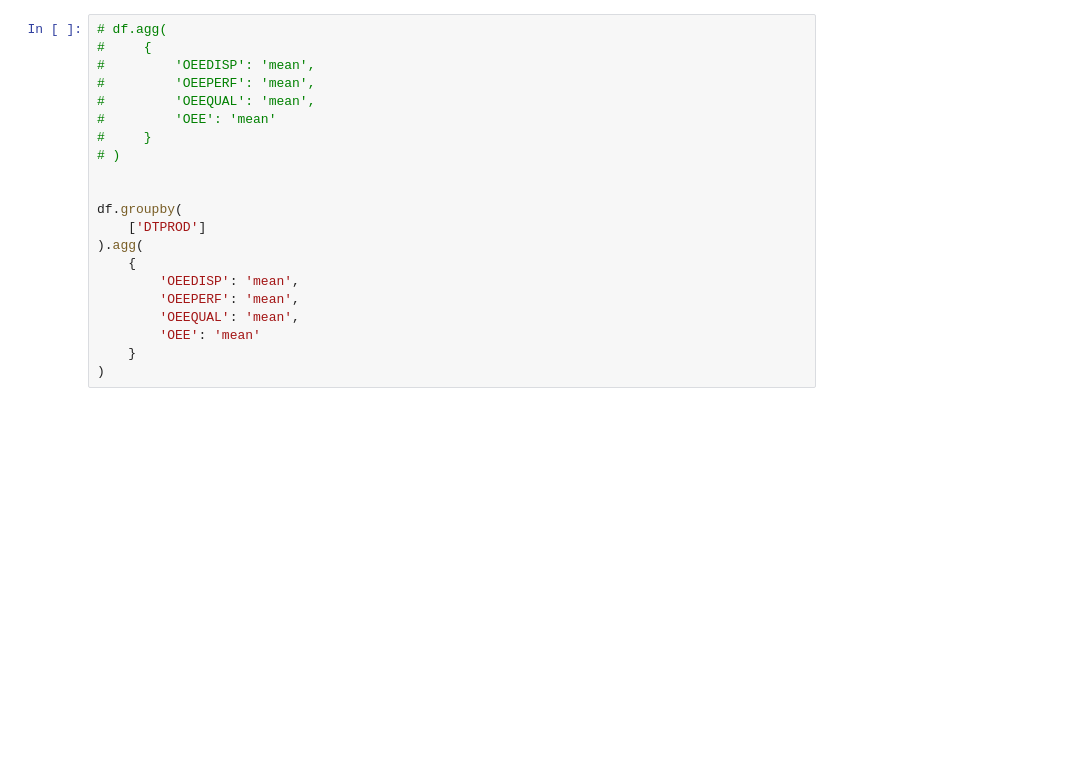
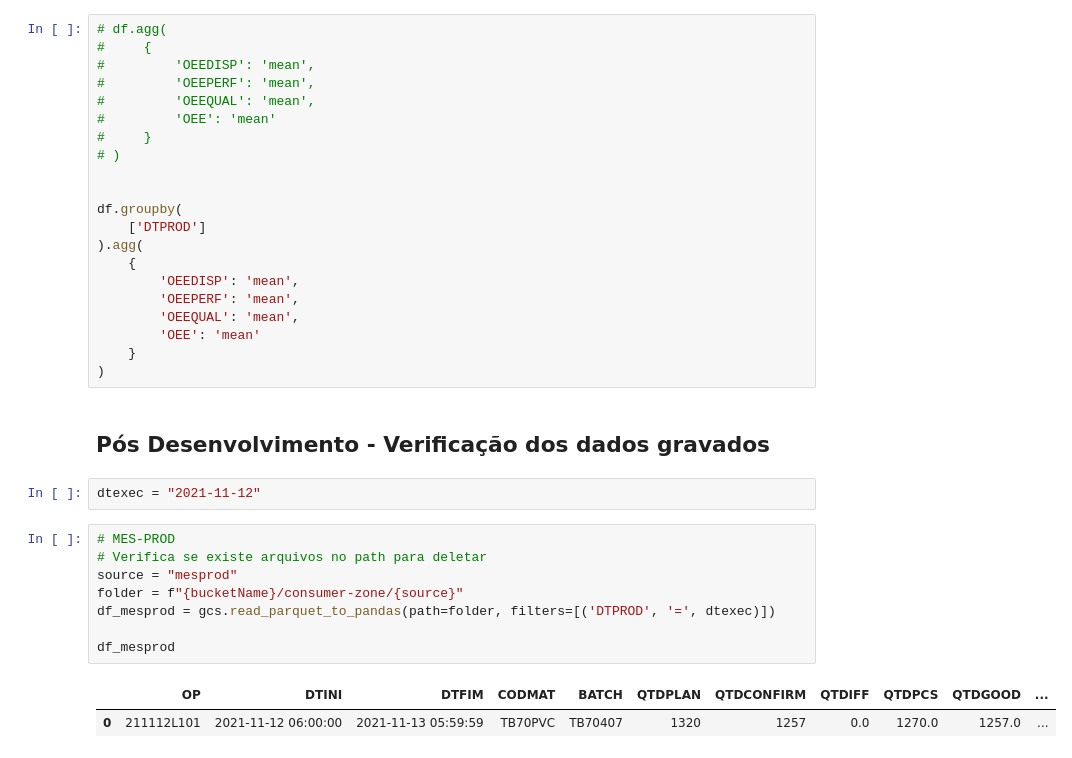
Before and after one commit to smedina1304/edc-pa-i4-data-ingestion, a Jupyter notebook: docs/ipynb/nb-test-desenvolvimentos-sprint-3.ipynb, the cells around one changed output. Drawn from its saved outputs; the diff is of its cells as text; blank space fills up the shorter version.

Commit message:
Notebook Teste Desenvolvimento Sprint 3

```diff
--- a/docs/ipynb/nb-test-desenvolvimentos-sprint-3.ipynb
+++ b/docs/ipynb/nb-test-desenvolvimentos-sprint-3.ipynb
@@ -486,3 +488,18 @@ df.groupby(
         'OEE': 'mean'
     }
 )
+# %% [markdown]
+## Pós Desenvolvimento - Verificação dos dados gravados
+# %%
+dtexec = "2021-11-12"
+# %%
+# MES-PROD
+# Verifica se existe arquivos no path para deletar
+source = "mesprod"
+folder = f"{bucketName}/consumer-zone/{source}"
+df_mesprod = gcs.read_parquet_to_pandas(path=folder, filters=[('DTPROD', '=', dtexec)])
+
+df_mesprod
+# %% [output]
+|  | OP | DTINI | DTFIM | CODMAT | BATCH | QTDPLAN | QTDCONFIRM | QTDIFF | QTDPCS | QTDGOOD | ... |
+| 0 | 211112L101 | 2021-11-12 06:00:00 | 2021-11-13 05:59:59 | TB70PVC | TB70407 | 1320 | 1257 | 0.0 | 1270.0 | 1257.0 | ... |
```
Also changed, not shown: parts of 3 cells of this notebook.
